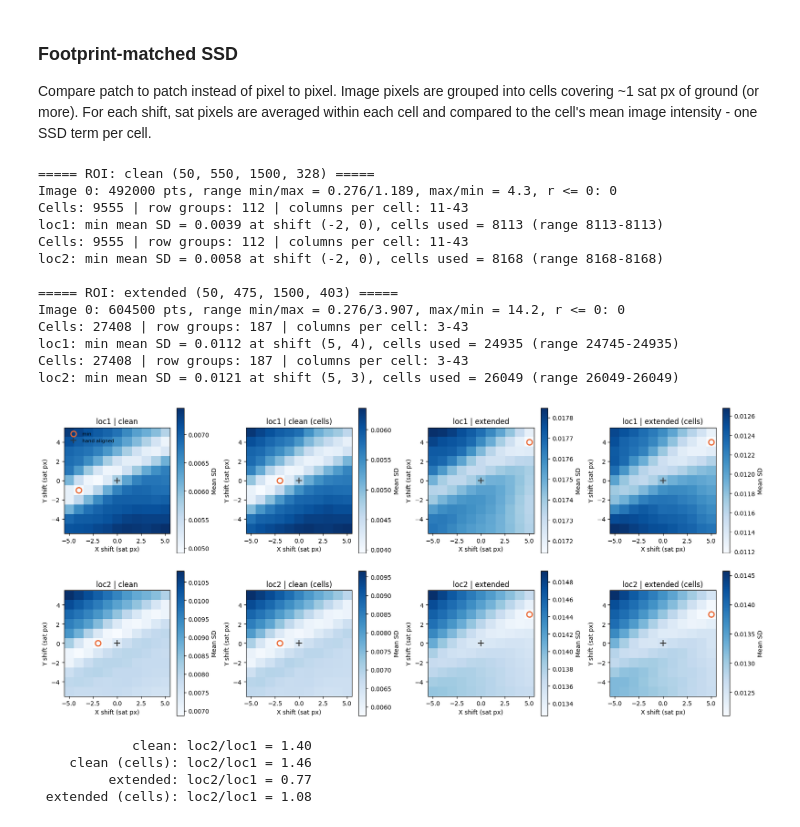
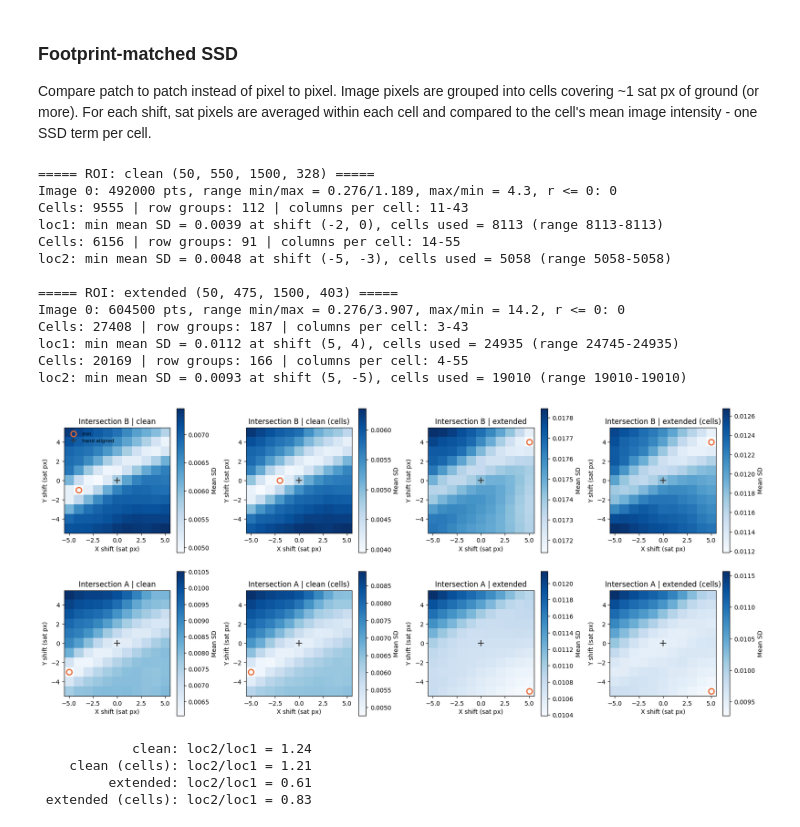
Before and after one commit to dchoate119/ASAR, a Jupyter notebook: s4/fde/lsa_example.ipynb, the cells around one changed output. Cells and saved outputs as stored; diff of their text form; code cells hidden in the pictures.

```diff
--- a/s4/fde/lsa_example.ipynb
+++ b/s4/fde/lsa_example.ipynb
@@ -172,7 +172,7 @@ for i in range(gnav.im_num):
 Done image  0
 # %%
 # Hand tuning: scale, rotation (deg), x, y - x, y in shifted sat frame (pixel - [700, 600])
-scale, rot_deg, x, y = 140, 342, 760, 575
+scale, rot_deg, x, y = 110, 336, 1420, 885
 
 params_tune = np.array([[scale, np.deg2rad(rot_deg), x, y]])
 gnav.implement_guess_ind(params_tune)
@@ -183,7 +183,7 @@ gnav.mosaic_w_ref_visualization(vis)
 # %%
 # SSD at hand-aligned locations
 # Each entry: scale, rotation (deg), x, y - same as tuning cell
-locs = {'loc1': (140, 336, 322, 320), 'loc2': (140, 335, 1565, 952)}
+locs = {'loc1': (140, 336, 322, 320), 'loc2': (110, 336, 1420, 885)} #140, 335, 1565, 952)}
 
 n_ssd = 5
 ssds_locs = {}
@@ -348,7 +348,7 @@ gnav.mosaic_w_ref_visualization(vis)
 from scipy.spatial import cKDTree
 
 # Resolution check on extended ROI: image pixel spacing vs satellite pixels
-roi = rois['mid']
+roi = rois['extended']
 x0, y0, w, h = roi
 band = 25 # Image rows per band
 band_edges = np.arange(y0, y0 + h + band, band)
@@ -467,7 +467,10 @@ for r, key in enumerate(locs):
         i, j = np.unravel_index(np.argmin(msd), msd.shape)
         ax.plot(i - n_ssd, j - n_ssd, 'o', ms=9, mfc='none', mec='#eb6834', mew=2, label='min')
         ax.plot(0, 0, '+', ms=10, color='0.2', mew=1.5, label='hand aligned')
-        ax.set_title(f"{key} | {roi_key}")
+        if key == 'loc2':
+            ax.set_title(f"Intersection A | {roi_key}")
+        elif key == 'loc1':
+            ax.set_title(f"Intersection B | {roi_key}")
         ax.set_xlabel('X shift (sat px)')
         ax.set_ylabel('Y shift (sat px)')
         fig.colorbar(im_h, ax=ax, label='Mean SD')
@@ -603,40 +606,45 @@ panels = {'clean': lambda k: ssds_ext['clean'][k] / n_sat[('clean', k)],
 fig, axs = plt.subplots(len(locs), len(panels), figsize=(4.2*len(panels), 3.8*len(locs)))
 ext = [-n_ssd - 0.5, n_ssd + 0.5, -n_ssd - 0.5, n_ssd + 0.5]
 for r, key in enumerate(locs):
     for c, (name, get) in enumerate(panels.items()):
         ax = axs[r, c]
         m = get(key)
         im_h = ax.imshow(m.T, origin='lower', extent=ext, cmap='Blues') # Transpose: x shift horizontal
         i, j = np.unravel_index(np.argmin(m), m.shape)
         ax.plot(i - n_ssd, j - n_ssd, 'o', ms=9, mfc='none', mec='#eb6834', mew=2, label='min')
         ax.plot(0, 0, '+', ms=10, color='0.2', mew=1.5, label='hand aligned')
-        ax.set_title(f"{key} | {name}")
+        if key == 'loc2':
+            ax.set_title(f"Intersection A | {name}")
+        elif key == 'loc1':
+            ax.set_title(f"Intersection B | {name}")
+
+        # ax.set_title(f"{key} | {name}")
         ax.set_xlabel('X shift (sat px)')
         ax.set_ylabel('Y shift (sat px)')
         fig.colorbar(im_h, ax=ax, label='Mean SD')
 axs[0, 0].legend(frameon=False, loc='upper left', fontsize=8)
 plt.tight_layout()
 plt.show()
 
 # loc2 / loc1 separation at each method's minimum (> 1 means loc1 matches better)
 for name, get in panels.items():
     print(f"{name:>17}: loc2/loc1 = {get('loc2').min() / get('loc1').min():.2f}")
 # %% [output]
 ===== ROI: clean (50, 550, 1500, 328) =====
 Image 0: 492000 pts, range min/max = 0.276/1.189, max/min = 4.3, r <= 0: 0
 Cells: 9555 | row groups: 112 | columns per cell: 11-43
 loc1: min mean SD = 0.0039 at shift (-2, 0), cells used = 8113 (range 8113-8113)
-Cells: 9555 | row groups: 112 | columns per cell: 11-43
-loc2: min mean SD = 0.0058 at shift (-2, 0), cells used = 8168 (range 8168-8168)
+Cells: 6156 | row groups: 91 | columns per cell: 14-55
+loc2: min mean SD = 0.0048 at shift (-5, -3), cells used = 5058 (range 5058-5058)
 
 ===== ROI: extended (50, 475, 1500, 403) =====
 Image 0: 604500 pts, range min/max = 0.276/3.907, max/min = 14.2, r <= 0: 0
 Cells: 27408 | row groups: 187 | columns per cell: 3-43
 loc1: min mean SD = 0.0112 at shift (5, 4), cells used = 24935 (range 24745-24935)
-Cells: 27408 | row groups: 187 | columns per cell: 3-43
-loc2: min mean SD = 0.0121 at shift (5, 3), cells used = 26049 (range 26049-26049)
+Cells: 20169 | row groups: 166 | columns per cell: 4-55
+loc2: min mean SD = 0.0093 at shift (5, -5), cells used = 19010 (range 19010-19010)
-[figure, old version]
+[figure, new version]
-            clean: loc2/loc1 = 1.40
-    clean (cells): loc2/loc1 = 1.46
-         extended: loc2/loc1 = 0.77
- extended (cells): loc2/loc1 = 1.08
+            clean: loc2/loc1 = 1.24
+    clean (cells): loc2/loc1 = 1.21
+         extended: loc2/loc1 = 0.61
+ extended (cells): loc2/loc1 = 0.83
```
Also changed, not shown: parts of 6 cells of this notebook.
